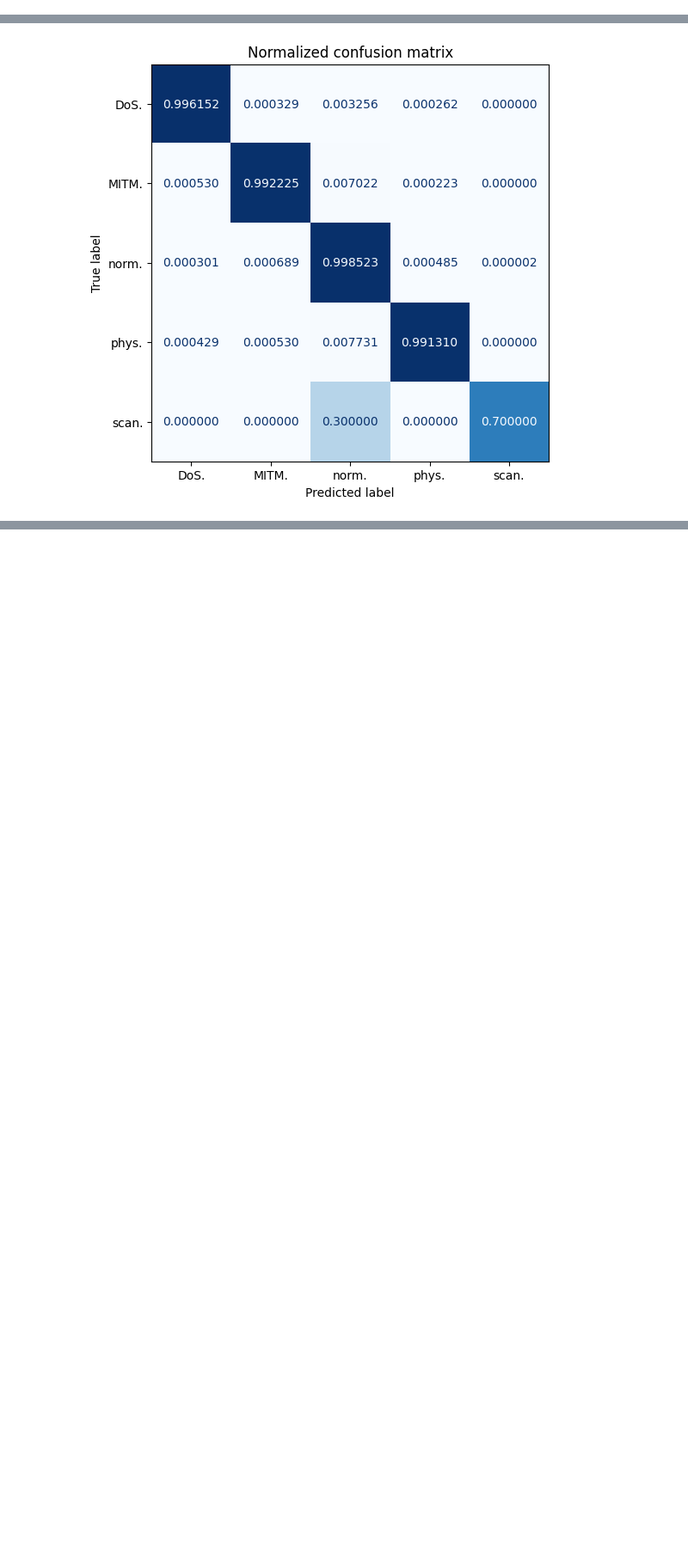
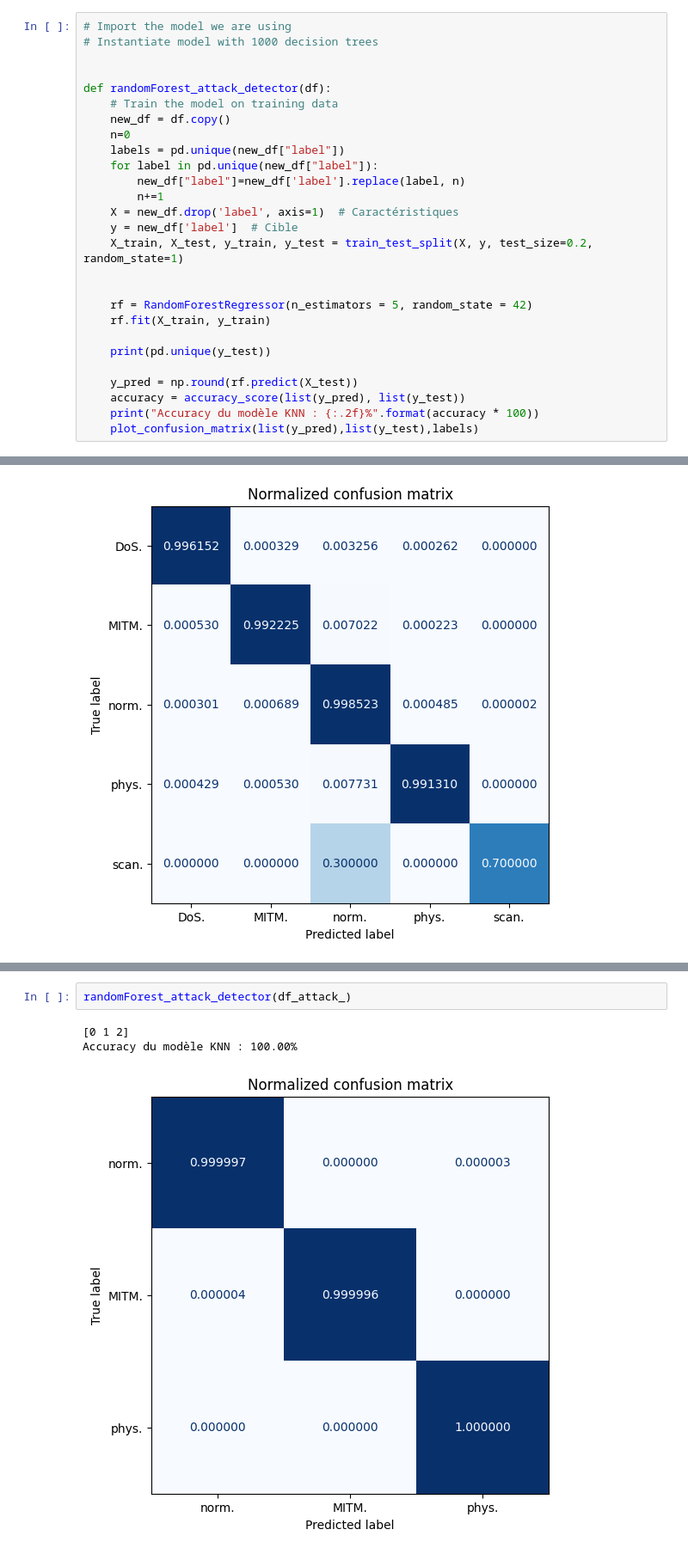
Before and after one commit to Mouret-Orfeu/Projet-Protection-des-donnees, a Jupyter notebook: network_detection.ipynb, the cells around one changed output, grey strips where cells are left out. Shown: that part at 86% size. Drawn from its saved outputs; the diff is of its cells as text; blank space fills up the shorter version.

Commit message:
PCA and Random Forest added

```diff
--- a/network_detection.ipynb
+++ b/network_detection.ipynb
@@ -64,2 +62,29 @@ def KNN_attack_detection(df):
+# %%
+# Import the model we are using
+# Instantiate model with 1000 decision trees
+
+
+def randomForest_attack_detector(df):
+    # Train the model on training data
+    new_df = df.copy()
+    n=0
+    labels = pd.unique(new_df["label"])
+    for label in pd.unique(new_df["label"]):
+        new_df["label"]=new_df['label'].replace(label, n)
+        n+=1
+    X = new_df.drop('label', axis=1)  # Caractéristiques
+    y = new_df['label']  # Cible
+    X_train, X_test, y_train, y_test = train_test_split(X, y, test_size=0.2, random_state=1)
+
+
+    rf = RandomForestRegressor(n_estimators = 5, random_state = 42)
+    rf.fit(X_train, y_train)
+
+    print(pd.unique(y_test))
+
+    y_pred = np.round(rf.predict(X_test))
+    accuracy = accuracy_score(list(y_pred), list(y_test))
+    print("Accuracy du modèle KNN : {:.2f}%".format(accuracy * 100))
+    plot_confusion_matrix(list(y_pred),list(y_test),labels)
 # %% [markdown]
 ## IV - Detection
@@ -101,0 +131,6 @@ Précision du modèle KNN : 99.74%
+# %%
+randomForest_attack_detector(df_attack_)
+# %% [output]
+[0 1 2]
+Accuracy du modèle KNN : 100.00%
+[figure, added]
```
Also changed, not shown: parts of 6 cells of this notebook, 4 other files.
